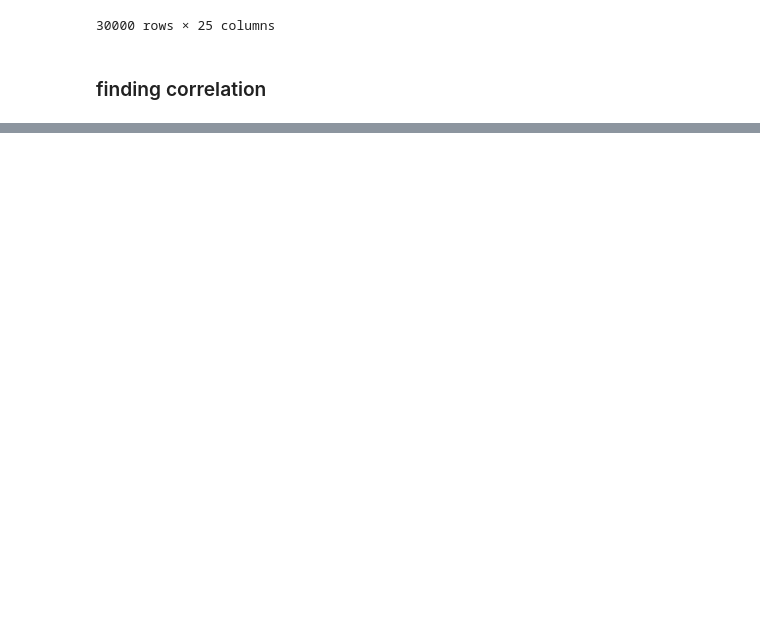
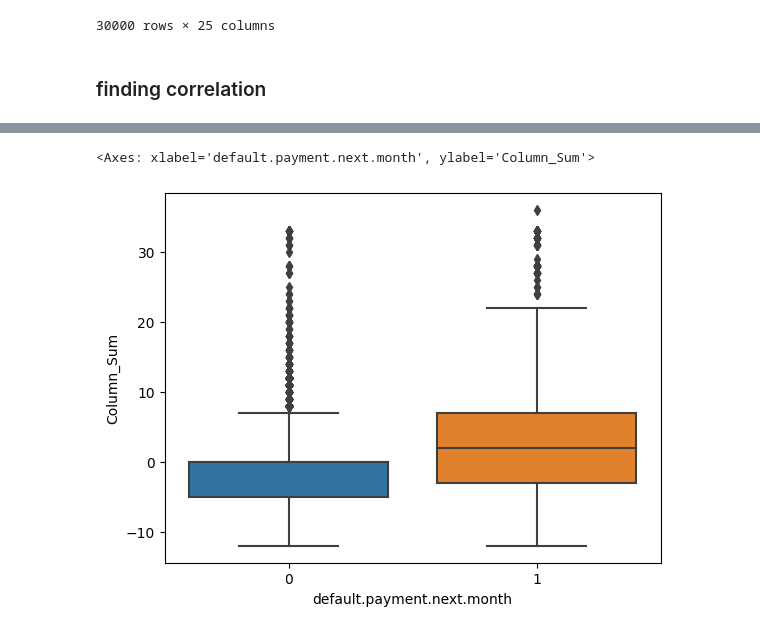
Before and after one commit to AnshikaJain2405/OrionDataAnalyticsInternshipJul23, a Jupyter notebook: notebooks/EDA.ipynb, the cells around one changed output, grey strips where cells are left out. Saved outputs shown, nothing was run; the diff lists cells and outputs as text; code cells hidden in the pictures; blank space fills up the shorter version.

```diff
--- a/notebooks/EDA.ipynb
+++ b/notebooks/EDA.ipynb
@@ -275,0 +323,5 @@ correlation_matrix
+# %%
+sns.boxplot(x = df['default.payment.next.month'], y = df.Column_Sum)
+# %% [output]
+<Axes: xlabel='default.payment.next.month', ylabel='Column_Sum'>
+[figure, added]
```
Also changed, not shown: parts of 59 cells of this notebook.
